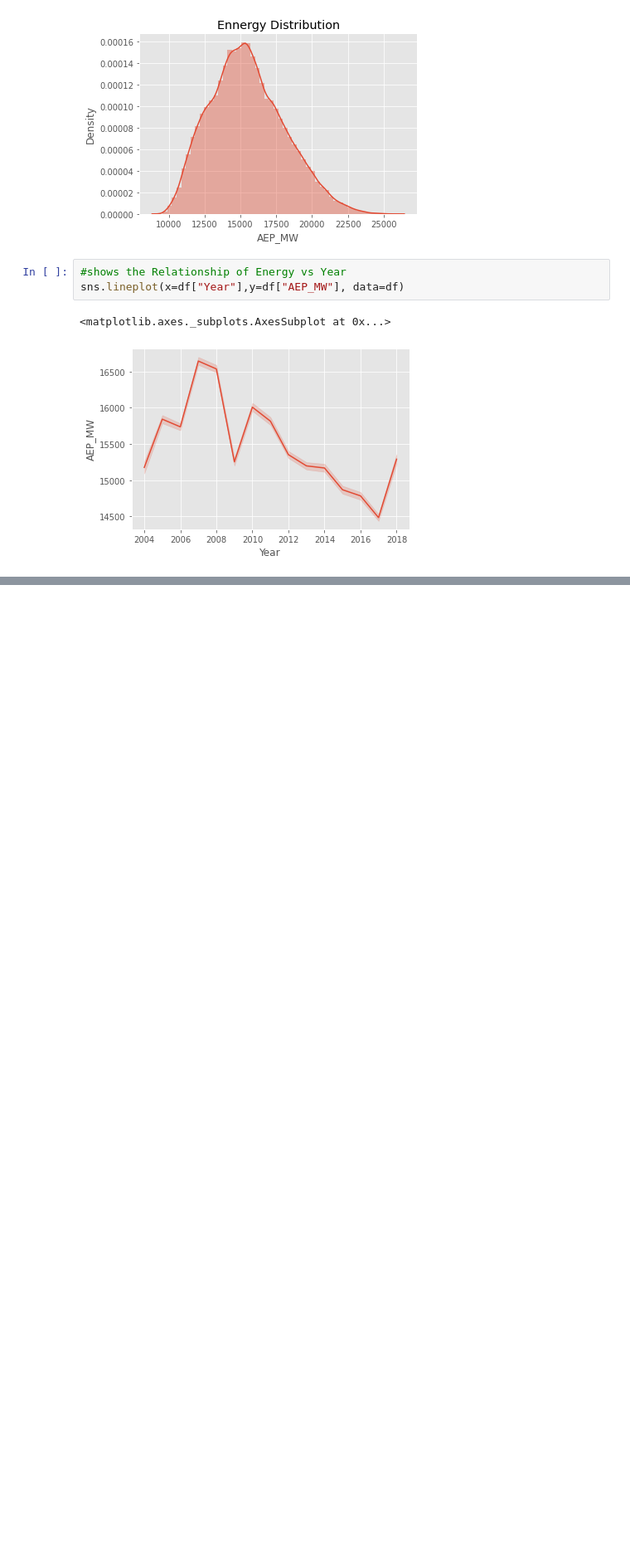
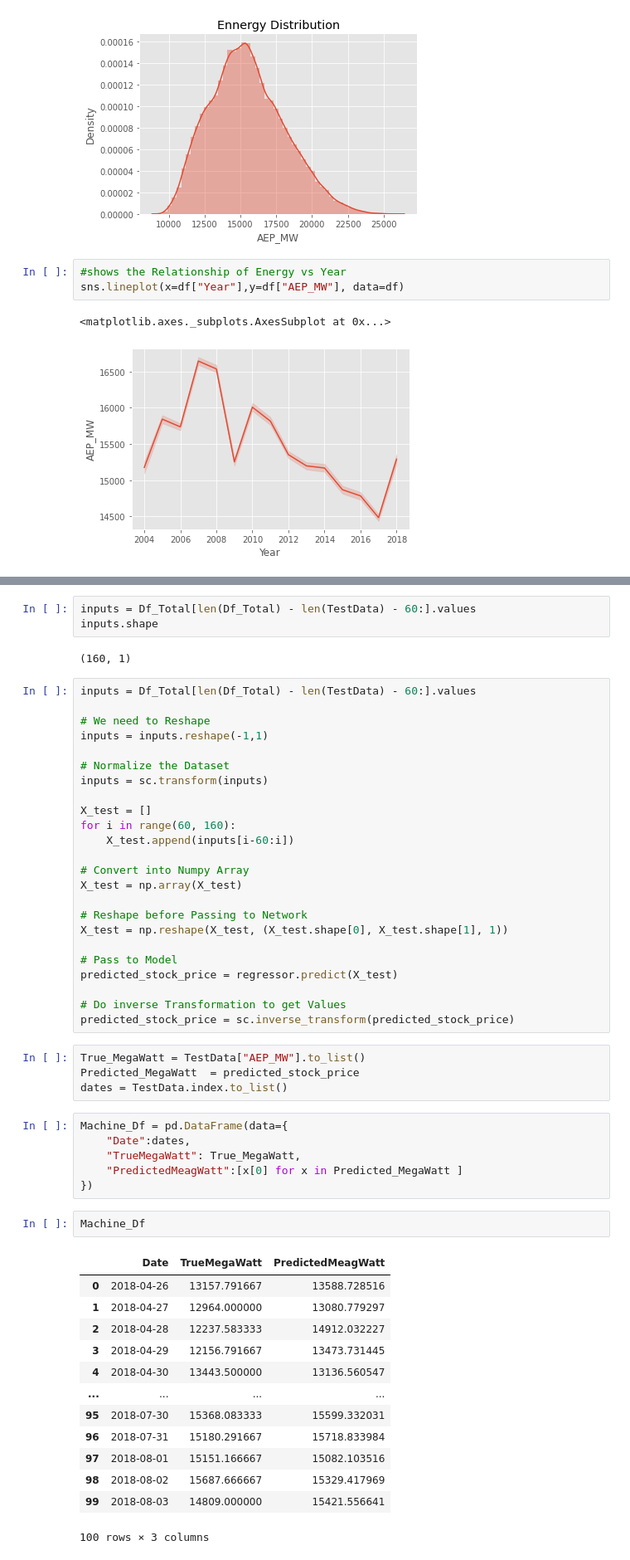
Before and after one commit to dhanushka365/SLEnergyConsumptionPrediction, a Jupyter notebook: EnergyConsumptionPrediction.ipynb, the cells around one changed output, grey strips where cells are left out. Shown at 83% size. Cells and saved outputs as stored; diff of their text form; blank space fills up the shorter version.

```diff
--- a/EnergyConsumptionPrediction.ipynb
+++ b/EnergyConsumptionPrediction.ipynb
@@ -87,0 +235,55 @@ sns.lineplot(x=df["Year"],y=df["AEP_MW"], data=df)
+# %%
+inputs = Df_Total[len(Df_Total) - len(TestData) - 60:].values
+inputs.shape
+# %% [output]
+(160, 1)
+# %%
+inputs = Df_Total[len(Df_Total) - len(TestData) - 60:].values
+
+# We need to Reshape
+inputs = inputs.reshape(-1,1)
+
+# Normalize the Dataset
+inputs = sc.transform(inputs)
+
+X_test = []
+for i in range(60, 160):
+    X_test.append(inputs[i-60:i])
+
+# Convert into Numpy Array
+X_test = np.array(X_test)
+
+# Reshape before Passing to Network
+X_test = np.reshape(X_test, (X_test.shape[0], X_test.shape[1], 1))
+
+# Pass to Model
+predicted_stock_price = regressor.predict(X_test)
+
+# Do inverse Transformation to get Values
+predicted_stock_price = sc.inverse_transform(predicted_stock_price)
+# %%
+True_MegaWatt = TestData["AEP_MW"].to_list()
+Predicted_MegaWatt  = predicted_stock_price
+dates = TestData.index.to_list()
+# %%
+Machine_Df = pd.DataFrame(data={
+    "Date":dates,
+    "TrueMegaWatt": True_MegaWatt,
+    "PredictedMeagWatt":[x[0] for x in Predicted_MegaWatt ]
+})
+# %%
+Machine_Df
+# %% [output]
+|  | Date | TrueMegaWatt | PredictedMeagWatt |
+| 0 | 2018-04-26 | 13157.791667 | 13588.728516 |
+| 1 | 2018-04-27 | 12964.000000 | 13080.779297 |
+| 2 | 2018-04-28 | 12237.583333 | 14912.032227 |
+| 3 | 2018-04-29 | 12156.791667 | 13473.731445 |
+| 4 | 2018-04-30 | 13443.500000 | 13136.560547 |
+| ... | ... | ... | ... |
+| 95 | 2018-07-30 | 15368.083333 | 15599.332031 |
+| 96 | 2018-07-31 | 15180.291667 | 15718.833984 |
+| 97 | 2018-08-01 | 15151.166667 | 15082.103516 |
+| 98 | 2018-08-02 | 15687.666667 | 15329.417969 |
+| 99 | 2018-08-03 | 14809.000000 | 15421.556641 |
+100 rows × 3 columns
```
Also changed, not shown: parts of 18 cells of this notebook.
